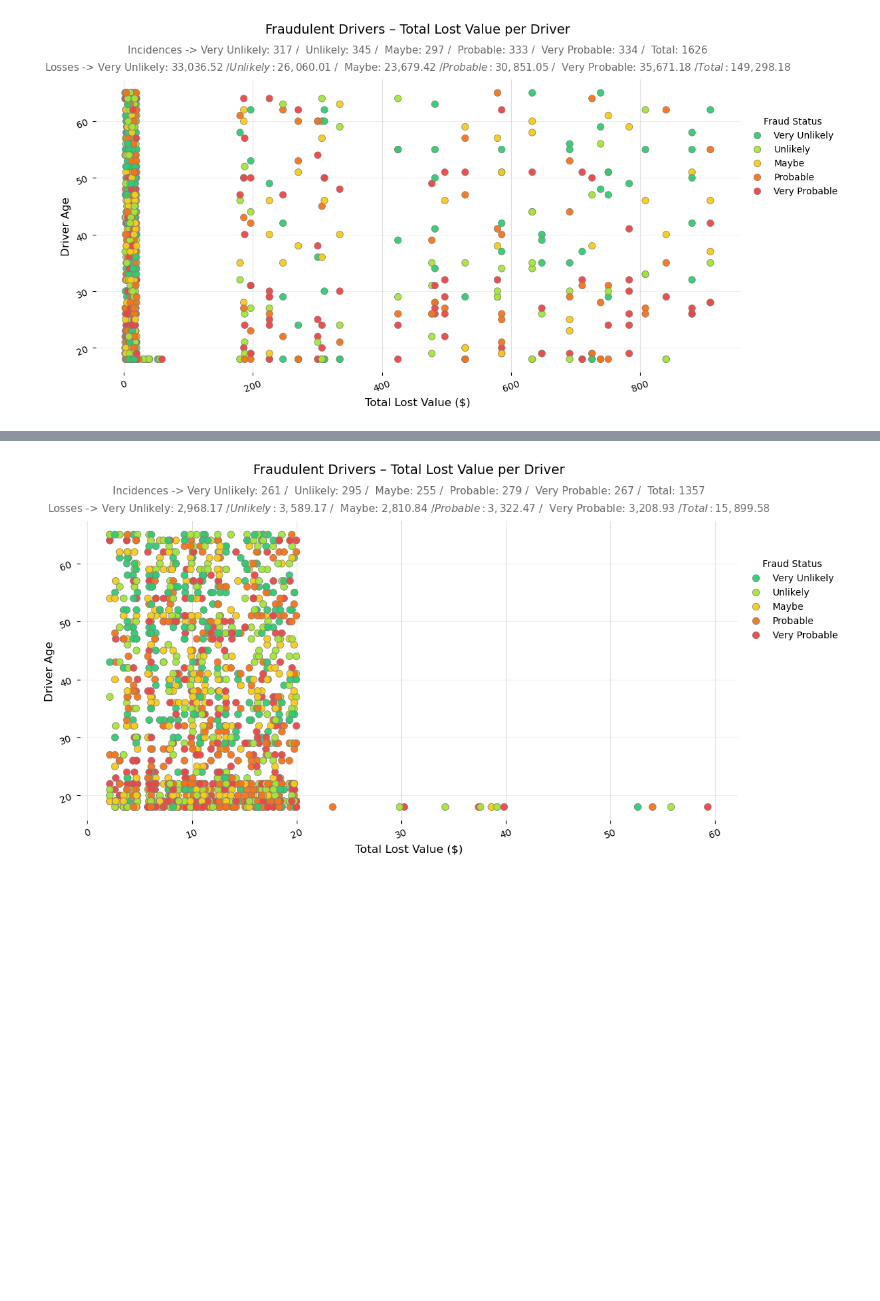
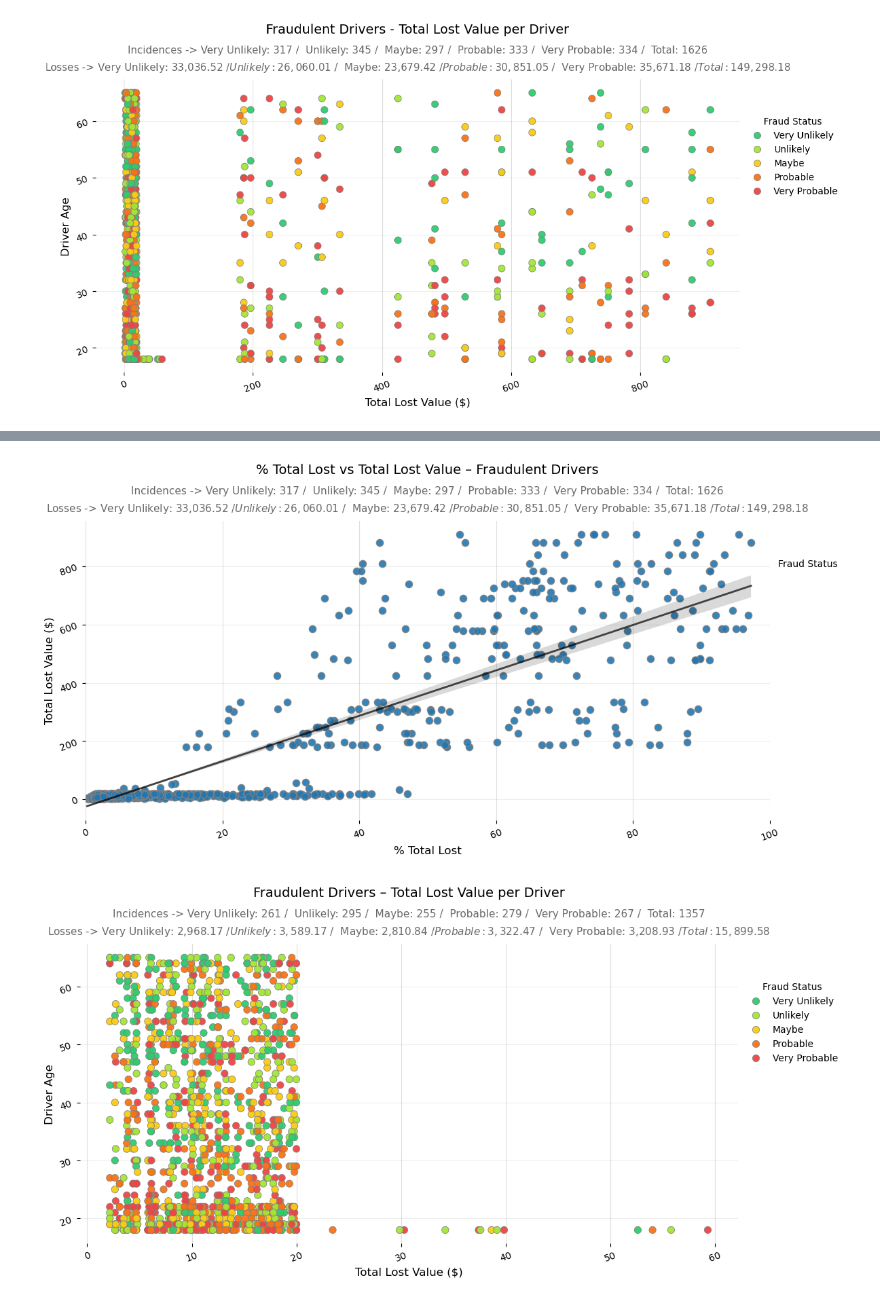
Before and after one commit to Edcysne/Walmart-Project, a Jupyter notebook: first_data_analysis.ipynb, the cells around one changed output, grey strips where cells are left out. Cells and saved outputs as stored; diff of their text form; code cells hidden in the pictures; blank space fills up the shorter version.

```diff
--- a/first_data_analysis.ipynb
+++ b/first_data_analysis.ipynb
@@ -564,3 +709,100 @@ plt.show()
+# %%
+# Filter data
+fraudulent_drivers = df_nodup[
+    (df_nodup['fraudulent_driver?'].notna()) &
+    (df_nodup['% Total Lost'].notna()) &
+    (df_nodup['total_lost_value'].notna())
+]
+
+# Color palette
+palette = {
+    'Very Unlikely': '#2ecc71',
+    'Unlikely': '#a3e635',
+    'Maybe': '#facc15',
+    'Probable': '#f97316',
+    'Very Probable': '#ef4444'
+}
+
+# Reg plot
+fig, ax = plt.subplots(figsize=(12,6))
+sns.regplot(
+    data=fraudulent_drivers,
+    x='% Total Lost',
+    y='total_lost_value',
+    scatter_kws={'s':55, 'edgecolor':'gray', 'alpha':0.9},
+    line_kws={'color':'black', 'lw':2, 'alpha':0.7},
+    ax=ax
+)
+
+ax.set_title('% Total Lost vs Total Lost Value – Fraudulent Drivers', fontsize=14, pad=50)
+ax.set_xlabel('% Total Lost', fontsize=12)
+ax.set_ylabel('Total Lost Value ($)', fontsize=12)
+ax.set_axisbelow(True)
+ax.grid(True, axis='x', alpha=0.4, linestyle='-')
+ax.grid(True, axis='y', alpha=0.2, linestyle='-')
+
+# Optional: limit x-axis to 0–100 if percentages are in that range
+ax.set_xlim(0, 100)
+
+ax.legend(
+    title='Fraud Status',
+    loc='upper left',
+    bbox_to_anchor=(1.00, 0.90),
+    fontsize=10,
+    title_fontsize=10,
+    frameon=False
+)
+plt.tight_layout()
+sns.despine(left=True, bottom=True)
+plt.xticks(rotation=20)
+plt.yticks(rotation=20)
+
+# --- Summaries ---
+# Count of incidences
+total_cases = fraudulent_drivers['total_lost_value'].count()
+veryunlikely = (fraudulent_drivers['fraudulent_driver?'] == 'Very Unlikely').sum()
+unlikely = (fraudulent_drivers['fraudulent_driver?'] == 'Unlikely').sum()
+maybe = (fraudulent_drivers['fraudulent_driver?'] == 'Maybe').sum()
+probable = (fraudulent_drivers['fraudulent_driver?'] == 'Probable').sum()
+veryprobable = (fraudulent_drivers['fraudulent_driver?'] == 'Very Probable').sum()
+
+# Total Lost by fraud class
+total_loss = fraudulent_drivers['total_lost_value'].sum()
+fmt_loss = lambda v: f'{round(v,2):,} $'
+
+veryunlikely_loss = fraudulent_drivers.loc[fraudulent_drivers['fraudulent_driver?']=='Very Unlikely','total_lost_value'].sum()
+unlikely_loss = fraudulent_drivers.loc[fraudulent_drivers['fraudulent_driver?']=='Unlikely','total_lost_value'].sum()
+maybe_loss = fraudulent_drivers.loc[fraudulent_drivers['fraudulent_driver?']=='Maybe','total_lost_value'].sum()
+probable_loss = fraudulent_drivers.loc[fraudulent_drivers['fraudulent_driver?']=='Probable','total_lost_value'].sum()
+veryprobable_loss = fraudulent_drivers.loc[fraudulent_drivers['fraudulent_driver?']=='Very Probable','total_lost_value'].sum()
+
+plt.text(
+    0.5, 1.09,
+    'Incidences -> '
+    f'Very Unlikely: {veryunlikely} / '
+    f' Unlikely: {unlikely} / '
+    f' Maybe: {maybe} / '
+    f' Probable: {probable} / '
+    f' Very Probable: {veryprobable} / '
+    f' Total: {total_cases}',
+    transform=ax.transAxes, ha='center', fontsize=11, color='dimgray'
+)
+
+plt.text(
+    0.5, 1.03,
+    'Losses -> '
+    f'Very Unlikely: {fmt_loss(veryunlikely_loss)} / '
+    f' Unlikely: {fmt_loss(unlikely_loss)} / '
+    f' Maybe: {fmt_loss(maybe_loss)} / '
+    f' Probable: {fmt_loss(probable_loss)} / '
+    f' Very Probable: {fmt_loss(veryprobable_loss)} / '
+    f' Total: {fmt_loss(total_loss)}',
+    transform=ax.transAxes, ha='center', fontsize=11, color='dimgray'
+)
+
+plt.show()
+# %% [output]
+[figure, added]
 # %%
 #2 Scatterplot Chart – total lost per driver less than 150 $
 
```
Also changed, not shown: parts of 6 cells of this notebook.
